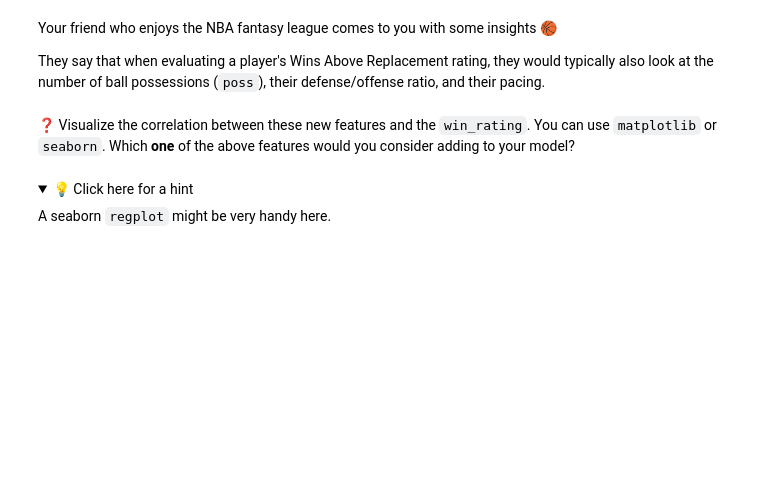
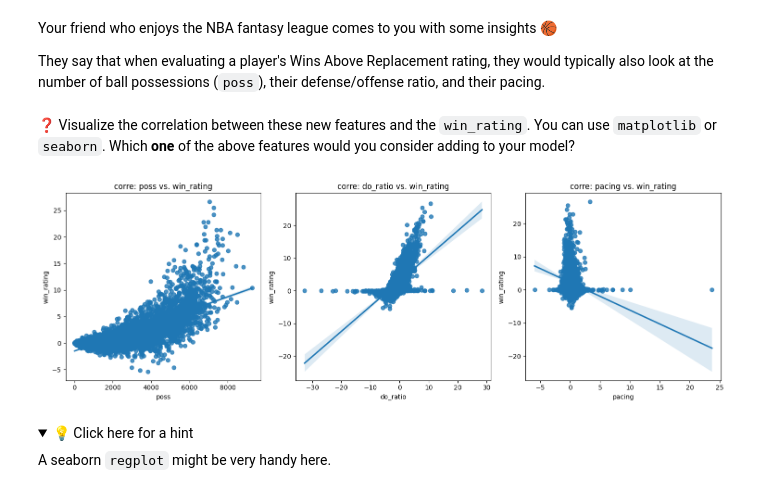
Before and after one commit to RPalmr/data-linear-regression, a Jupyter notebook: Linear_Regression.ipynb, the cells around one changed output. Drawn from its saved outputs; the diff is of its cells as text; code cells hidden in the pictures; folded sections open; blank space fills up the shorter version.

```diff
--- a/Linear_Regression.ipynb
+++ b/Linear_Regression.ipynb
@@ -197,3 +286,24 @@ They say that when evaluating a player's Wins Above Replacement rating, they wou
+# %%
+data = df[['poss', 'do_ratio', 'pacing', 'win_rating']]
+
+plt.figure(figsize=(15, 5))
+
+plt.subplot(131)
+sns.regplot(data=data, x='poss', y='win_rating')
+plt.title('corre: poss vs. win_rating')
+
+plt.subplot(132)
+sns.regplot(data=data, x='do_ratio', y='win_rating')
+plt.title('corre: do_ratio vs. win_rating')
+
+plt.subplot(133)
+sns.regplot(data=data, x='pacing', y='win_rating')
+plt.title('corre: pacing vs. win_rating')
+
+plt.tight_layout()
+plt.show()
+# %% [output]
+[figure, added]
 # %% [markdown]
 <details>
     <summary>💡 Click here for a hint</summary>
```
Also changed, not shown: parts of 20 cells of this notebook, 1 other file.
